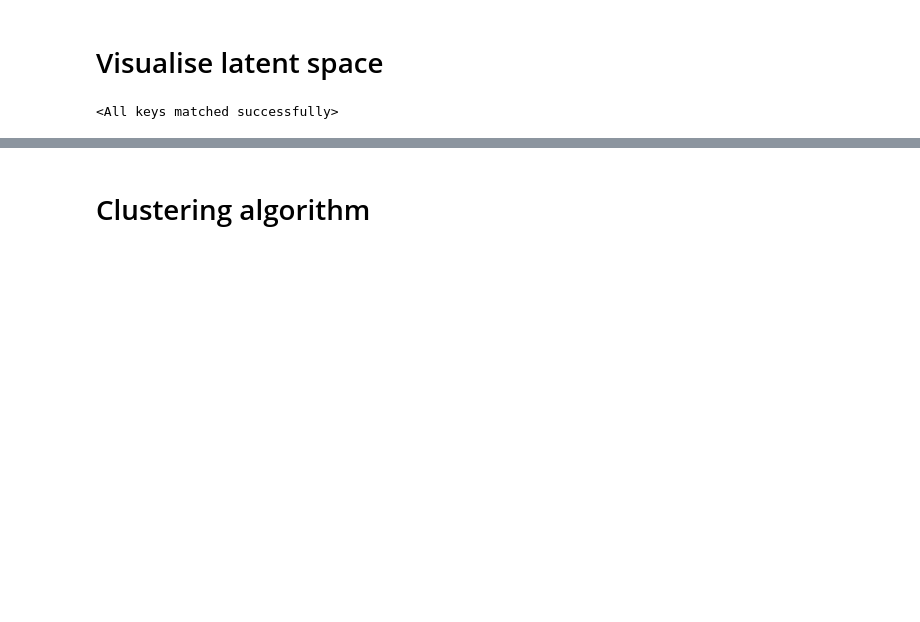
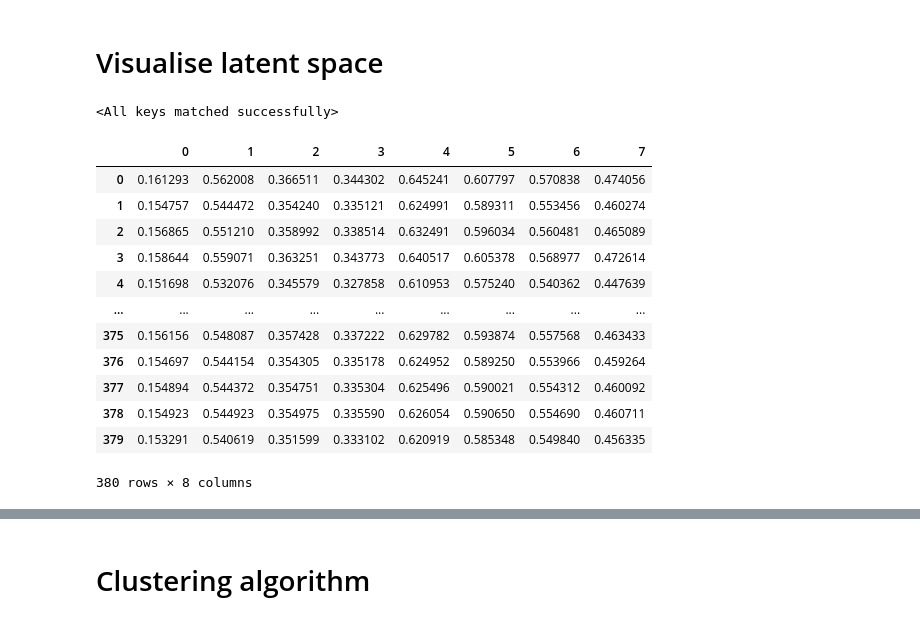
Before and after one commit to andyvng/pae-amr-prediction, a Jupyter notebook: analysis/cluster_analysis.ipynb, the cells around one changed output, grey strips where cells are left out. Drawn from its saved outputs; the diff is of its cells as text; code cells hidden in the pictures; blank space fills up the shorter version.

```diff
--- a/analysis/cluster_analysis.ipynb
+++ b/analysis/cluster_analysis.ipynb
@@ -90,11 +95,27 @@ Z_whole_df = pd.concat([Z_train_df, Z_test_df],
 Z_whole_df.columns = [str(col) for col in Z_whole_df.columns]
 
 
-normalising_factor = Z_whole_df[[str(i) for i in range(8)]].max().max()
+normalising_factor = Z_whole_df[[str(i) for i in range(16)]].max().max()
 
-Z_whole_df[[str(i) for i in range(8)]] = Z_whole_df[[str(i) for i in range(8)]]/normalising_factor
+Z_whole_df[[str(i) for i in range(16)]] = Z_whole_df[[str(i) for i in range(16)]]/normalising_factor
 
-Z_whole_df.to_csv("outputs/alfred_latent_4_gaussian_distributions.csv", index=False)
+Z_whole_df.to_csv("outputs/alfred_8_Gaussian_multilabel_vae.csv", index=False)
+# %%
+Z_whole_df[[str(i) for i in range(8)]]/normalising_factor
+# %% [output]
+|  | 0 | 1 | 2 | 3 | 4 | 5 | 6 | 7 |
+| 0 | 0.161293 | 0.562008 | 0.366511 | 0.344302 | 0.645241 | 0.607797 | 0.570838 | 0.474056 |
+| 1 | 0.154757 | 0.544472 | 0.354240 | 0.335121 | 0.624991 | 0.589311 | 0.553456 | 0.460274 |
+| 2 | 0.156865 | 0.551210 | 0.358992 | 0.338514 | 0.632491 | 0.596034 | 0.560481 | 0.465089 |
+| 3 | 0.158644 | 0.559071 | 0.363251 | 0.343773 | 0.640517 | 0.605378 | 0.568977 | 0.472614 |
+| 4 | 0.151698 | 0.532076 | 0.345579 | 0.327858 | 0.610953 | 0.575240 | 0.540362 | 0.447639 |
+| ... | ... | ... | ... | ... | ... | ... | ... | ... |
+| 375 | 0.156156 | 0.548087 | 0.357428 | 0.337222 | 0.629782 | 0.593874 | 0.557568 | 0.463433 |
+| 376 | 0.154697 | 0.544154 | 0.354305 | 0.335178 | 0.624952 | 0.589250 | 0.553966 | 0.459264 |
+| 377 | 0.154894 | 0.544372 | 0.354751 | 0.335304 | 0.625496 | 0.590021 | 0.554312 | 0.460092 |
+| 378 | 0.154923 | 0.544923 | 0.354975 | 0.335590 | 0.626054 | 0.590650 | 0.554690 | 0.460711 |
+| 379 | 0.153291 | 0.540619 | 0.351599 | 0.333102 | 0.620919 | 0.585348 | 0.549840 | 0.456335 |
+380 rows × 8 columns
 # %%
 counter = 0
 nrows = 3
```
Also changed, not shown: parts of 2 cells of this notebook, 3 other files.
